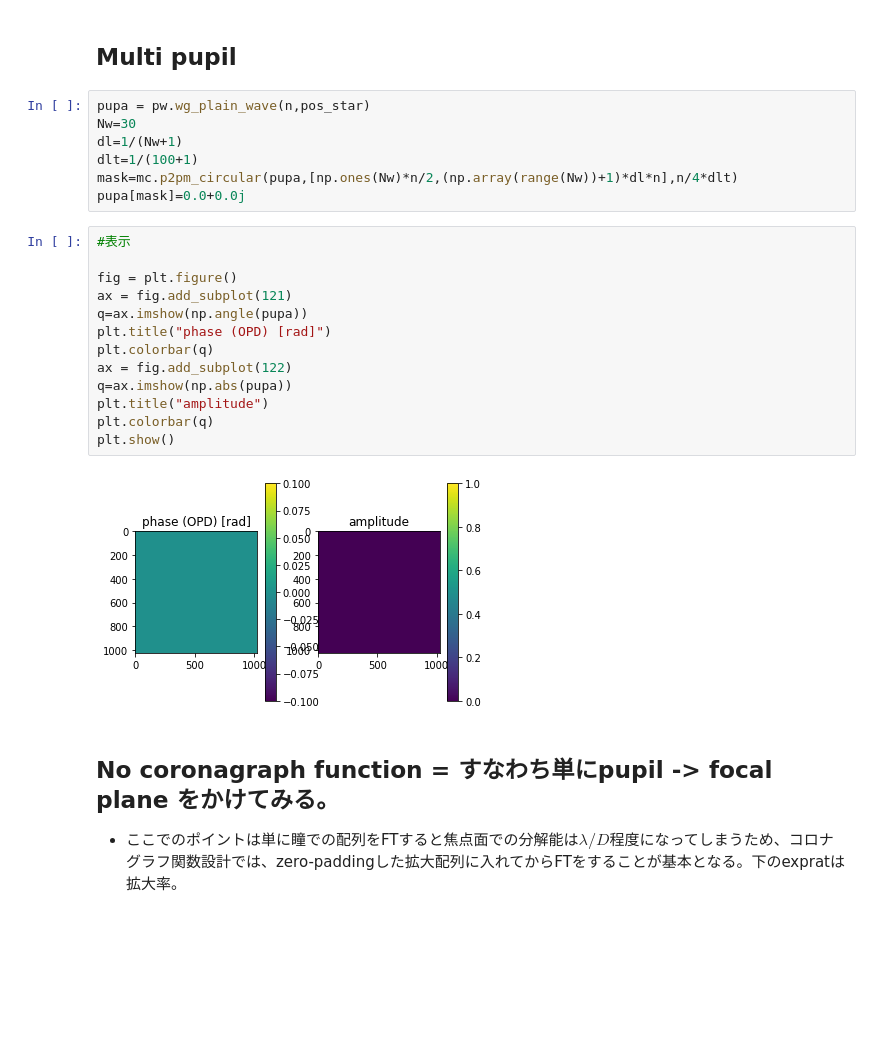
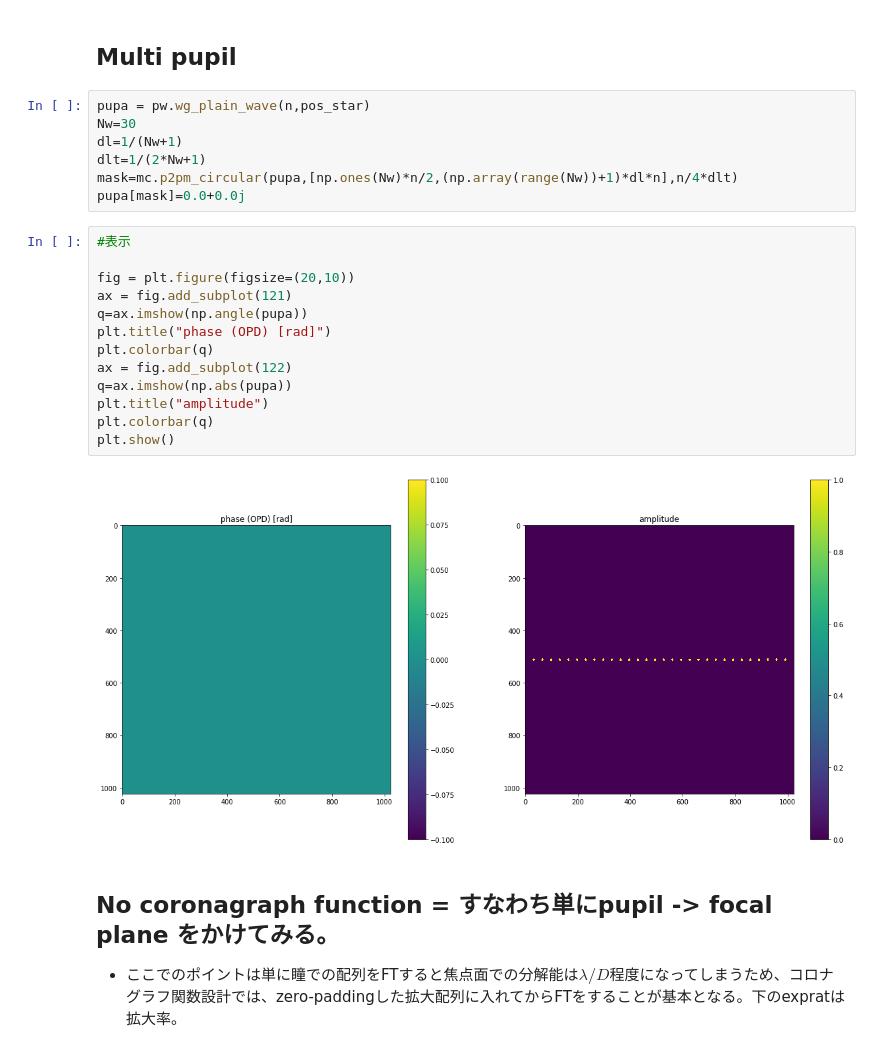
Before and after one commit to HajimeKawahara/fossim, a Jupyter notebook: ipynb/Multipupil .ipynb, the cells around one changed output. Cells and saved outputs as stored; diff of their text form; blank space fills up the shorter version.

```diff
--- a/ipynb/Multipupil .ipynb
+++ b/ipynb/Multipupil .ipynb
@@ -99,24 +99,24 @@ plt.ylim(10**7,10**13)
 pupa = pw.wg_plain_wave(n,pos_star)
 Nw=30
 dl=1/(Nw+1)
-dlt=1/(100+1)
+dlt=1/(2*Nw+1)
 mask=mc.p2pm_circular(pupa,[np.ones(Nw)*n/2,(np.array(range(Nw))+1)*dl*n],n/4*dlt)
 pupa[mask]=0.0+0.0j
 # %%
 #表示
 
-fig = plt.figure()
+fig = plt.figure(figsize=(20,10))
 ax = fig.add_subplot(121)
 q=ax.imshow(np.angle(pupa))
 plt.title("phase (OPD) [rad]")
 plt.colorbar(q)
 ax = fig.add_subplot(122)
 q=ax.imshow(np.abs(pupa))
 plt.title("amplitude")
 plt.colorbar(q)
 plt.show()
 # %% [output]
-[figure, old version]
+[figure, new version]
 # %% [markdown]
 ## No coronagraph function = すなわち単にpupil -> focal plane をかけてみる。
 - ここでのポイントは単に瞳での配列をFTすると焦点面での分解能は$\lambda/D$程度になってしまうため、コロナグラフ関数設計では、zero-paddingした拡大配列に入れてからFTをすることが基本となる。下のexpratは拡大率。
```
Also changed, not shown: parts of 7 cells of this notebook, 1 other file.
